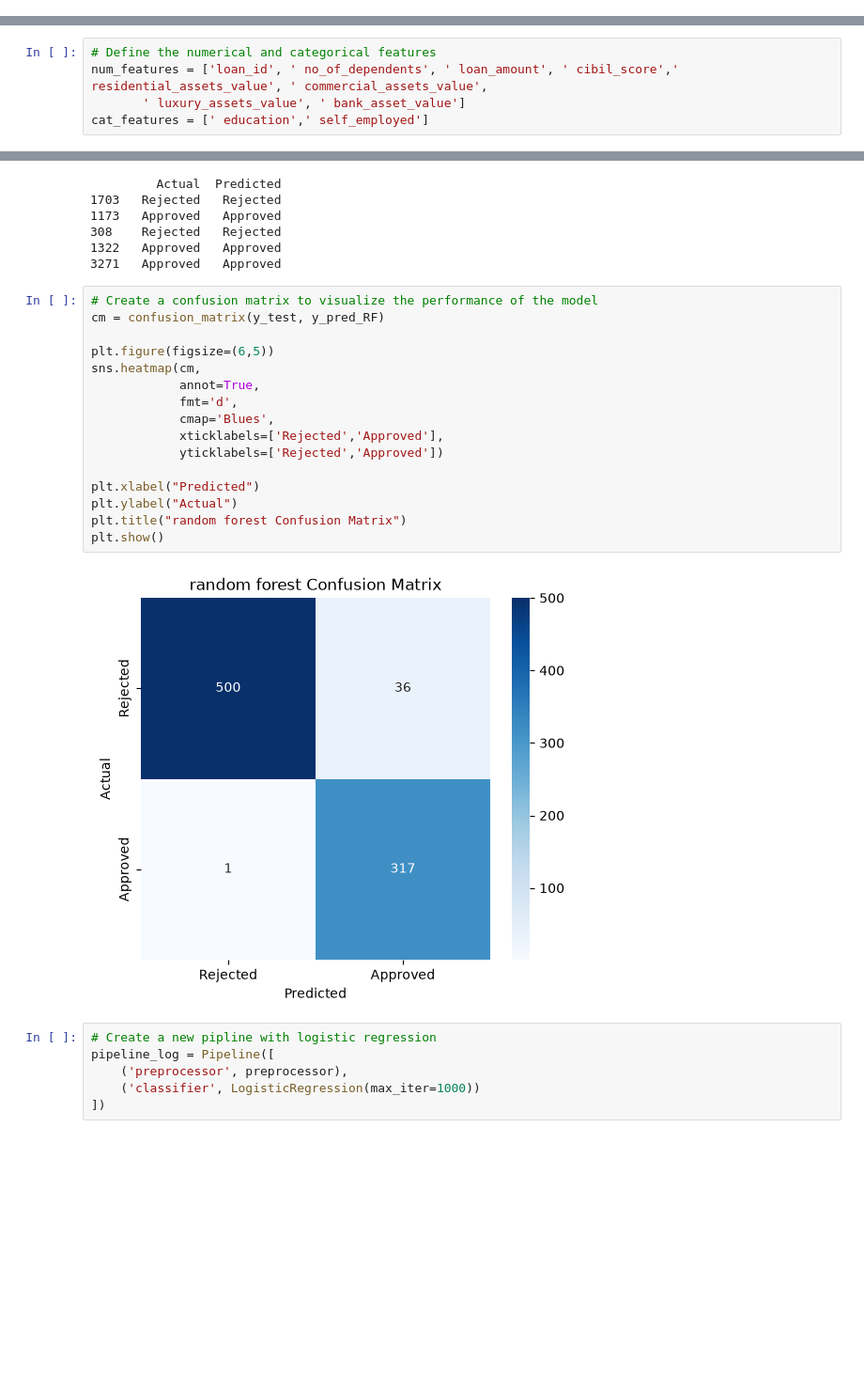
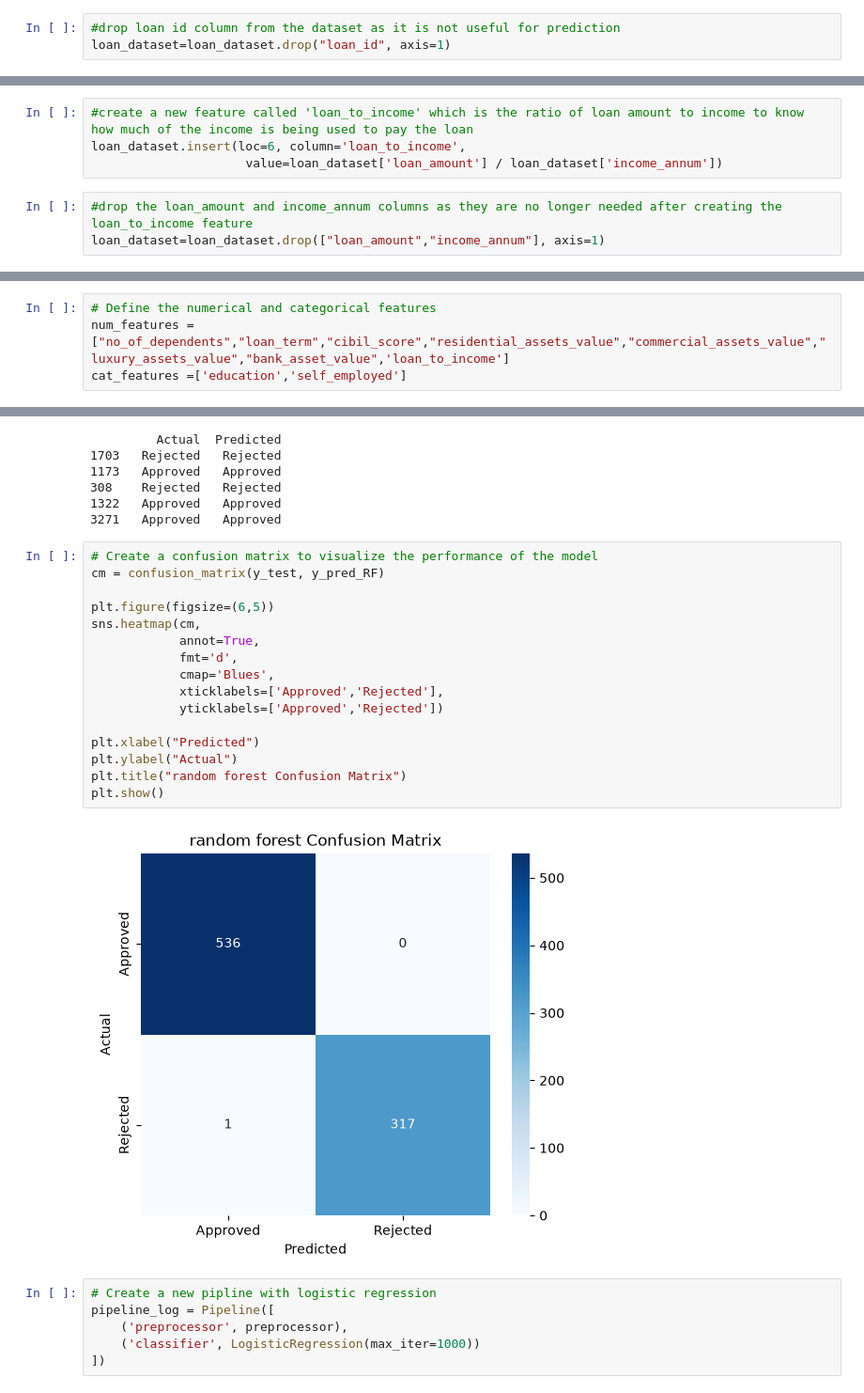
Before and after one commit to Shahed04ml/machine-learning-project, a Jupyter notebook: loan-approval-classifier/notebooks/loan_approval.ipynb, the cells around one changed output, grey strips where cells are left out. Shown at 94% size. Drawn from its saved outputs; the diff is of its cells as text; blank space fills up the shorter version.

```diff
--- a/loan-approval-classifier/notebooks/loan_approval.ipynb
+++ b/loan-approval-classifier/notebooks/loan_approval.ipynb
@@ -103,0 +114,3 @@ Index(['loan_id', ' no_of_dependents', ' education', ' self_employed',
+# %%
+#drop loan id column from the dataset as it is not useful for prediction
+loan_dataset=loan_dataset.drop("loan_id", axis=1)
@@ -104,3 +126,10 @@ Index(['loan_id', ' no_of_dependents', ' education', ' self_employed',
+# %%
+#create a new feature called 'loan_to_income' which is the ratio of loan amount to income to know how much of the income is being used to pay the loan
+loan_dataset.insert(loc=6, column='loan_to_income',
+                     value=loan_dataset['loan_amount'] / loan_dataset['income_annum'])
+# %%
+#drop the loan_amount and income_annum columns as they are no longer needed after creating the loan_to_income feature
+loan_dataset=loan_dataset.drop(["loan_amount","income_annum"], axis=1)
 # %%
 #split the dataset into featuers and target variable
 #target variable is the last column of the dataset which is 'Loan_Status' and the features are all the other columns
@@ -129,8 +158,7 @@ Name:  loan_status, dtype: str
 # %%
 # Define the numerical and categorical features
-num_features = ['loan_id', ' no_of_dependents', ' loan_amount', ' cibil_score',' residential_assets_value', ' commercial_assets_value',
-       ' luxury_assets_value', ' bank_asset_value']
-cat_features = [' education',' self_employed']
+num_features =  ["no_of_dependents","loan_term","cibil_score","residential_assets_value","commercial_assets_value","luxury_assets_value","bank_asset_value",'loan_to_income']
+cat_features =['education','self_employed']
 # %%
 # Create the preprocessing piplines for both numerical and cat features
 num_transformer=StandardScaler()
@@ -220,21 +248,21 @@ print(predictions.head())
 # %%
 # Create a confusion matrix to visualize the performance of the model
 cm = confusion_matrix(y_test, y_pred_RF)
 
 plt.figure(figsize=(6,5))
 sns.heatmap(cm,
             annot=True,
             fmt='d',
             cmap='Blues',
-            xticklabels=['Rejected','Approved'],
-            yticklabels=['Rejected','Approved'])
+            xticklabels=['Approved','Rejected'],
+            yticklabels=['Approved','Rejected'])
 
 plt.xlabel("Predicted")
 plt.ylabel("Actual")
 plt.title("random forest Confusion Matrix")
 plt.show()
 # %% [output]
-[figure, old version]
+[figure, new version]
 # %%
 # Create a new pipline with logistic regression
 pipeline_log = Pipeline([
```
Also changed, not shown: parts of 16 cells of this notebook.
